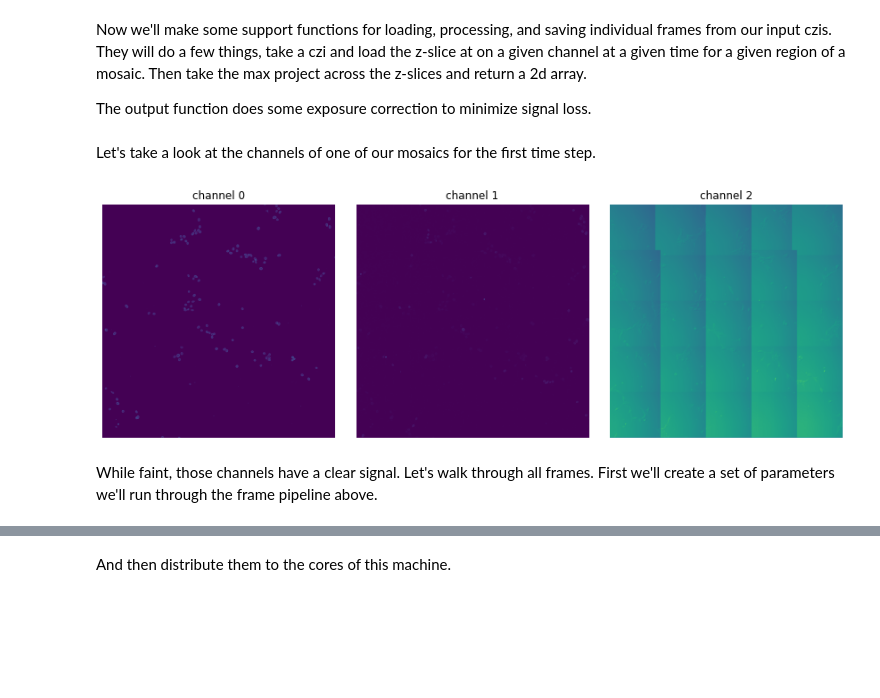
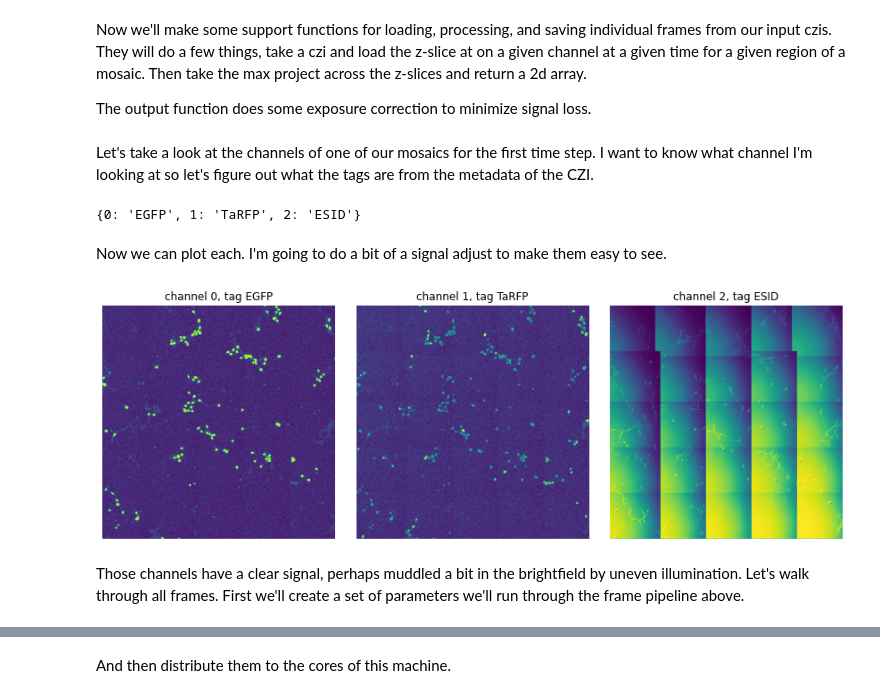
Before and after one commit to AllenCellModeling/workflow_colony_formation, a Jupyter notebook: workflow_colony_formation/steps/mov2img/mov2img.ipynb, the cells around one changed output, grey strips where cells are left out. Saved outputs shown, nothing was run; the diff lists cells and outputs as text; code cells hidden in the pictures; blank space fills up the shorter version.

```diff
--- a/workflow_colony_formation/steps/mov2img/mov2img.ipynb
+++ b/workflow_colony_formation/steps/mov2img/mov2img.ipynb
@@ -20,19 +21,11 @@ import aicspylibczi
 The magic functions that set our defaults, or load them from the calling `datastep` instance.
 # %%
 # Try to load step config, use defaults if not found
-config_path = Path('config.pkl')
-if config_path.exists():
-    with open(config_path, 'rb') as file:
-        config = cloudpickle.load(file)
-else:
-    config = types.SimpleNamespace()
-    config.interactive = True
-    config.step_local_staging_dir = Path('local_staging/mov2img')
-    config.direct_upstream_tasks = ['null2mov']
+config = utils.load_step_config('mov2img', ['null2mov', ])
 
 # Find (and create if necessary) input and output dirs
 local_staging = ('../../..' / config.step_local_staging_dir).resolve()
-img_output_dir = local_staging / 'imgs'
+img_output_dir = local_staging / 'img'
 img_output_dir.mkdir(parents=True, exist_ok=True)
 input_dir = (local_staging / '../null2mov/mov').resolve()
 # %% [markdown]
@@ -90,22 +85,35 @@ def frame_pipeline(params):
     return out_log
 # %% [markdown]
-Let's take a look at the channels of one of our mosaics for the first time step.
+Let's take a look at the channels of one of our mosaics for the first time step. I want to know what channel I'm looking at so let's figure out what the tags are from the metadata of the CZI.
+# %%
+czi = aicspylibczi.CziFile(input_dir/input_czis[0])
+
+channel_fluorophore = {}
+for channel in czi.meta.findall("Metadata/DisplaySetting/Channels/Channel"):
+    num = int(channel.attrib['Id'][-1])
+    tag = channel.attrib["Name"]
+    channel_fluorophore[num] = tag
+print(channel_fluorophore)
+# %% [output]
+{0: 'EGFP', 1: 'TaRFP', 2: 'ESID'}
+# %% [markdown]
+Now we can plot each. I'm going to do a bit of a signal adjust to make them easy to see.
 # %%
-czi = aicspylibczi.CziFile(input_dir/input_czis[0])
 z_slices = czi.dims_shape()[0]['Z'][1]
 
 fig, axs = plt.subplots(1, input_channels, figsize=(12,4))
 for channel, ax in enumerate(axs):
     img = read_frame(czi, 0, input_regions[0][0], channel, z_slices)
     img = convert_frame(img)
+    img = skimage.exposure.equalize_hist(img)
     ax.imshow(img)
     ax.axis('off')
-    ax.set(title=f"channel {channel}")
+    ax.set(title=f"channel {channel}, tag {channel_fluorophore[channel]}")
 plt.tight_layout()
 # %% [output]
-[figure, old version]
+[figure, new version]
 # %% [markdown]
-While faint, those channels have a clear signal. Let's walk through all frames. First we'll create a set of parameters we'll run through the frame pipeline above.
+Those channels have a clear signal, perhaps muddled a bit in the brightfield by uneven illumination. Let's walk through all frames. First we'll create a set of parameters we'll run through the frame pipeline above.
 # %%
 param_sets = []
 
```
Also changed, not shown: parts of 7 cells of this notebook, 2 other files.
